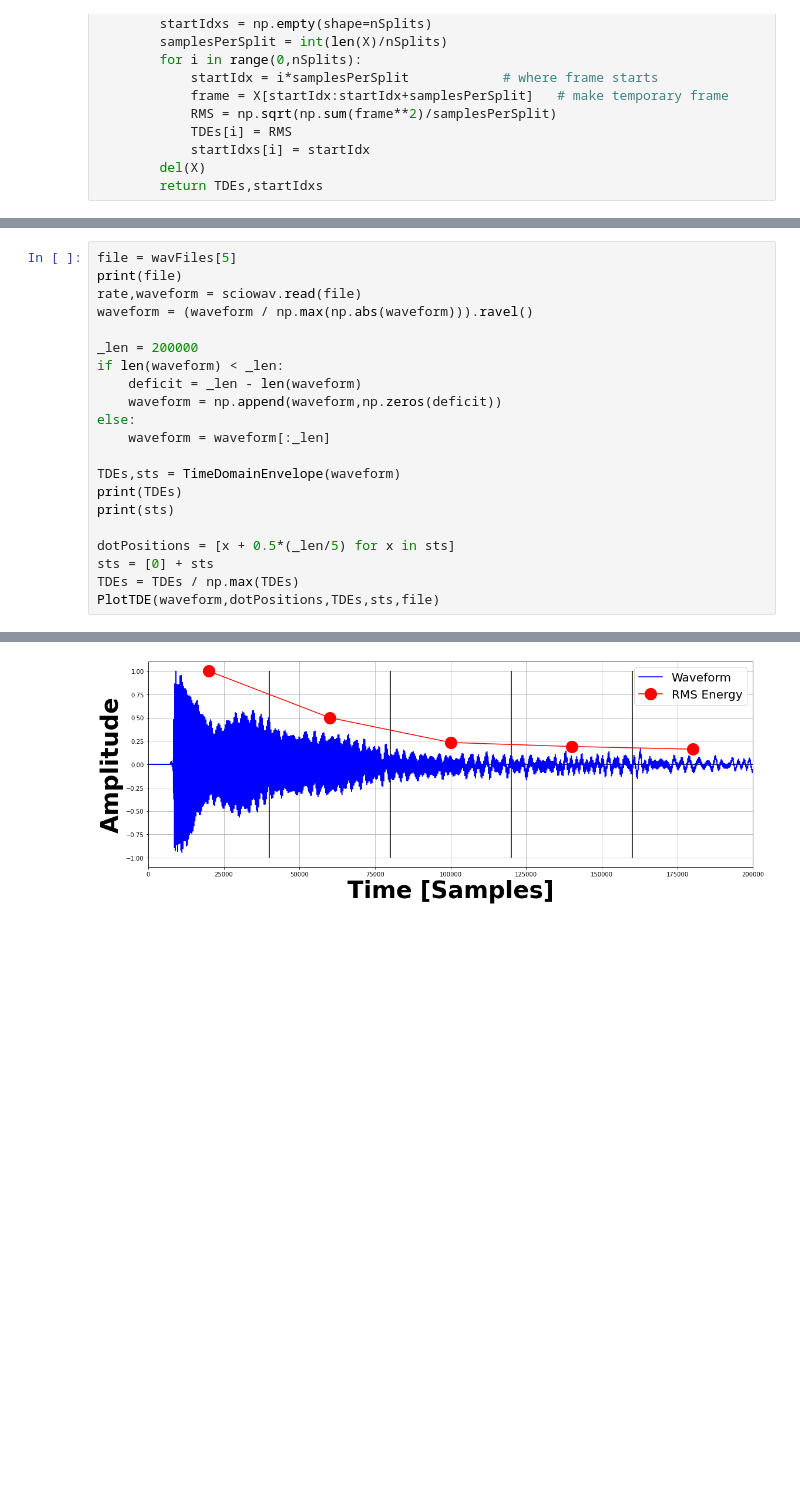
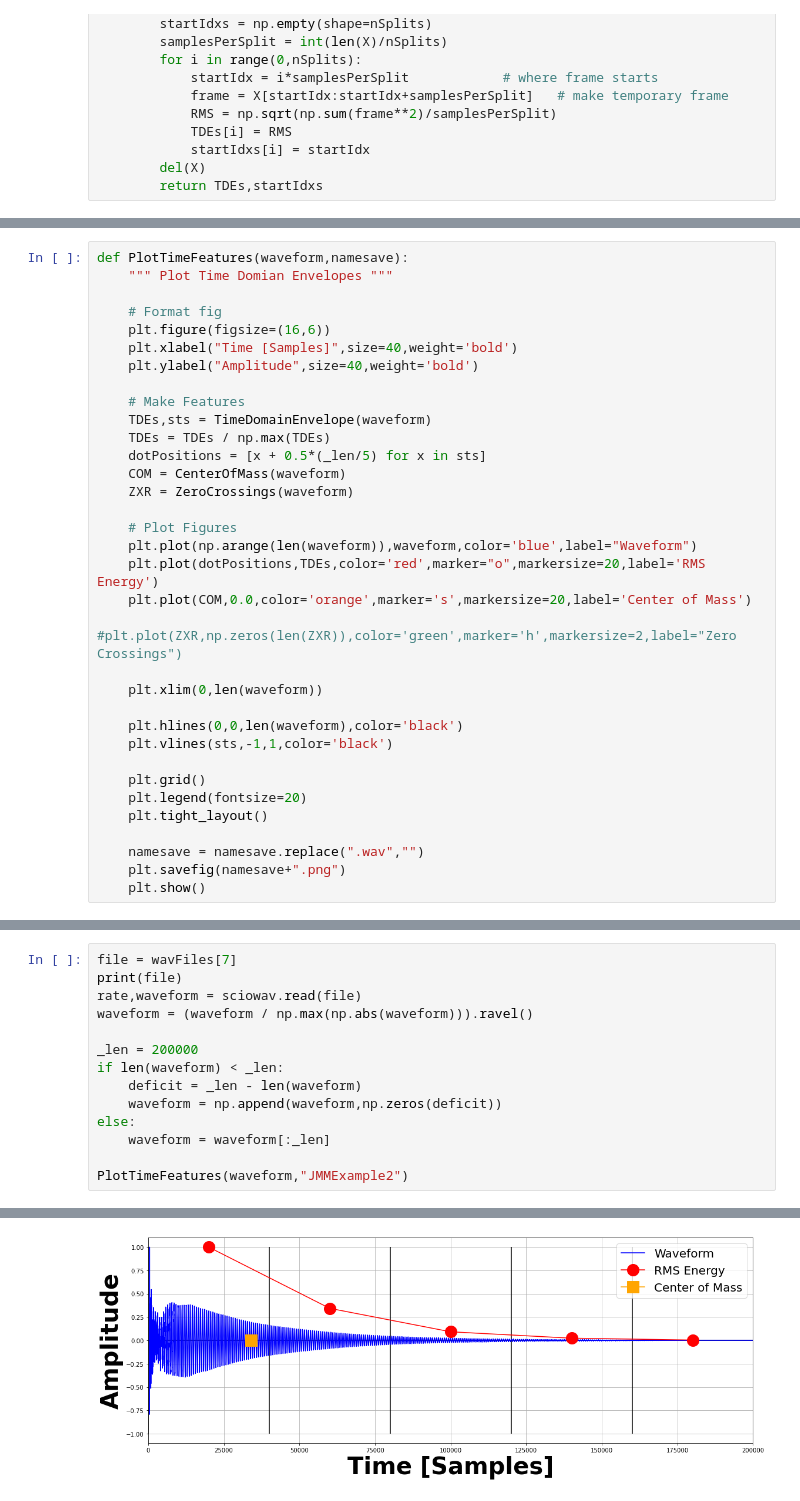
Before and after one commit to landonbuell/Buell-Senior-Thesis, a Jupyter notebook: Thesis/FiguresSpectrogram/TimeSpaceFeatures.ipynb, the cells around one changed output, grey strips where cells are left out. Cells and saved outputs as stored; diff of their text form; blank space fills up the shorter version.

```diff
--- a/Thesis/FiguresSpectrogram/TimeSpaceFeatures.ipynb
+++ b/Thesis/FiguresSpectrogram/TimeSpaceFeatures.ipynb
@@ -223,4 +86,38 @@ def PlotTDE(X,Y,Z,vertLines,namesave):
     namesave = namesave.replace(".wav","")
     plt.savefig(namesave+"_TDE.png")
     plt.show()
+# %%
+def PlotTimeFeatures(waveform,namesave):
+    """ Plot Time Domian Envelopes """
+
+    # Format fig
+    plt.figure(figsize=(16,6))
+    plt.xlabel("Time [Samples]",size=40,weight='bold')
+    plt.ylabel("Amplitude",size=40,weight='bold')
+
+    # Make Features
+    TDEs,sts = TimeDomainEnvelope(waveform)
+    TDEs = TDEs / np.max(TDEs)
+    dotPositions = [x + 0.5*(_len/5) for x in sts]
+    COM = CenterOfMass(waveform)
+    ZXR = ZeroCrossings(waveform)
+
+    # Plot Figures
+    plt.plot(np.arange(len(waveform)),waveform,color='blue',label="Waveform")
+    plt.plot(dotPositions,TDEs,color='red',marker="o",markersize=20,label='RMS Energy')
+    plt.plot(COM,0.0,color='orange',marker='s',markersize=20,label='Center of Mass')
+    #plt.plot(ZXR,np.zeros(len(ZXR)),color='green',marker='h',markersize=2,label="Zero Crossings")
+
+    plt.xlim(0,len(waveform))
+
+    plt.hlines(0,0,len(waveform),color='black')
+    plt.vlines(sts,-1,1,color='black')
+
+    plt.grid()
+    plt.legend(fontsize=20)
+    plt.tight_layout()
+
+    namesave = namesave.replace(".wav","")
+    plt.savefig(namesave+".png")
+    plt.show()
 # %%
@@ -252,5 +140,5 @@ CELLO-F4.wav
 # %%
-file = wavFiles[5]
+file = wavFiles[7]
 print(file)
 rate,waveform = sciowav.read(file)
 waveform = (waveform / np.max(np.abs(waveform))).ravel()
@@ -262,12 +150,5 @@ if len(waveform) < _len:
 else:
     waveform = waveform[:_len]
 
-TDEs,sts = TimeDomainEnvelope(waveform)
-print(TDEs)
-print(sts)
-
-dotPositions = [x + 0.5*(_len/5) for x in sts]
-sts = [0] + sts
-TDEs = TDEs / np.max(TDEs)
-PlotTDE(waveform,dotPositions,TDEs,sts,file)
+PlotTimeFeatures(waveform,"JMMExample2")
 # %% [output]
@@ -277 +156 @@ GUITAR-B2.wav
-[figure, old version]
+[figure, new version]
```
Also changed, not shown: parts of 15 cells of this notebook, 7 other files.
